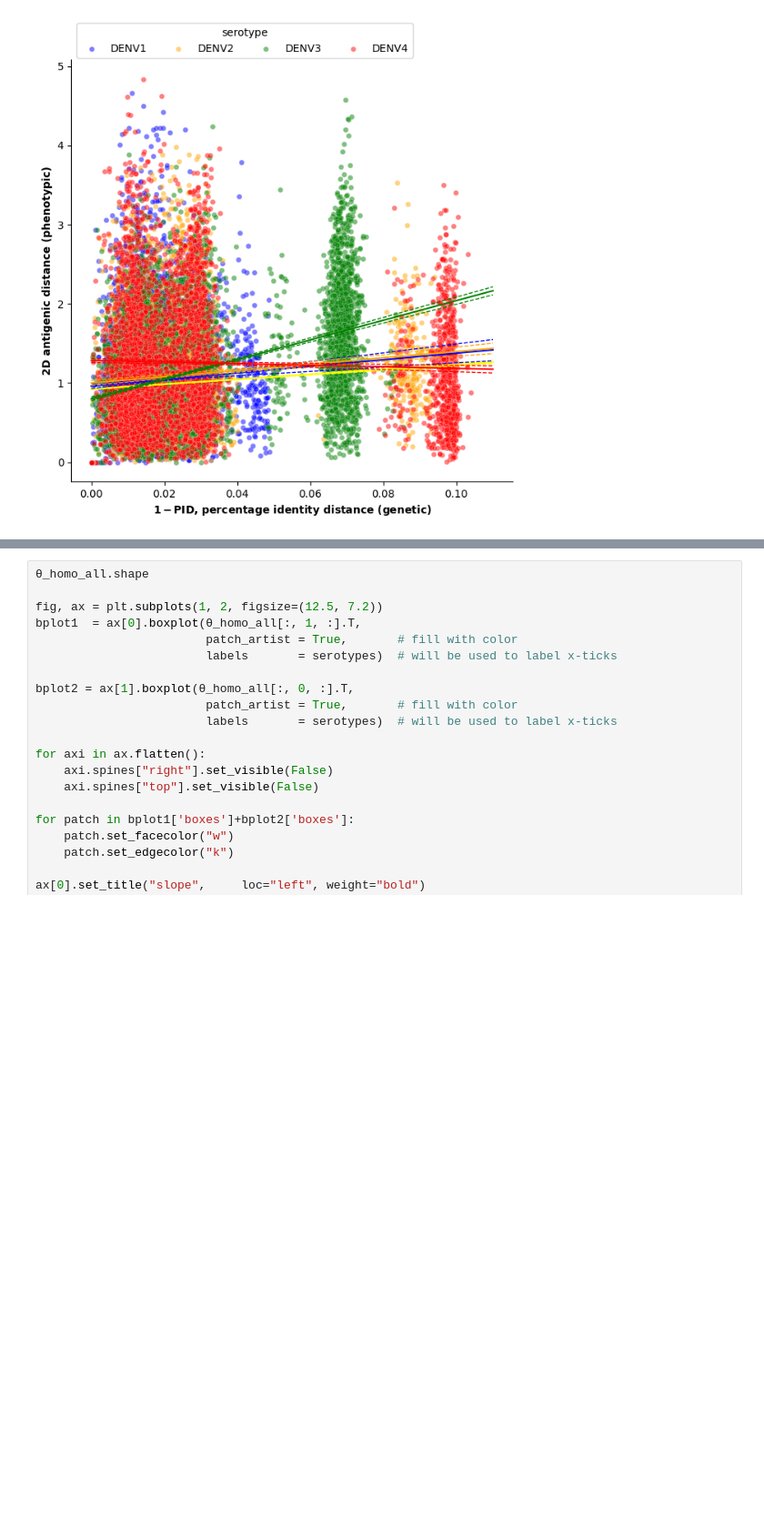
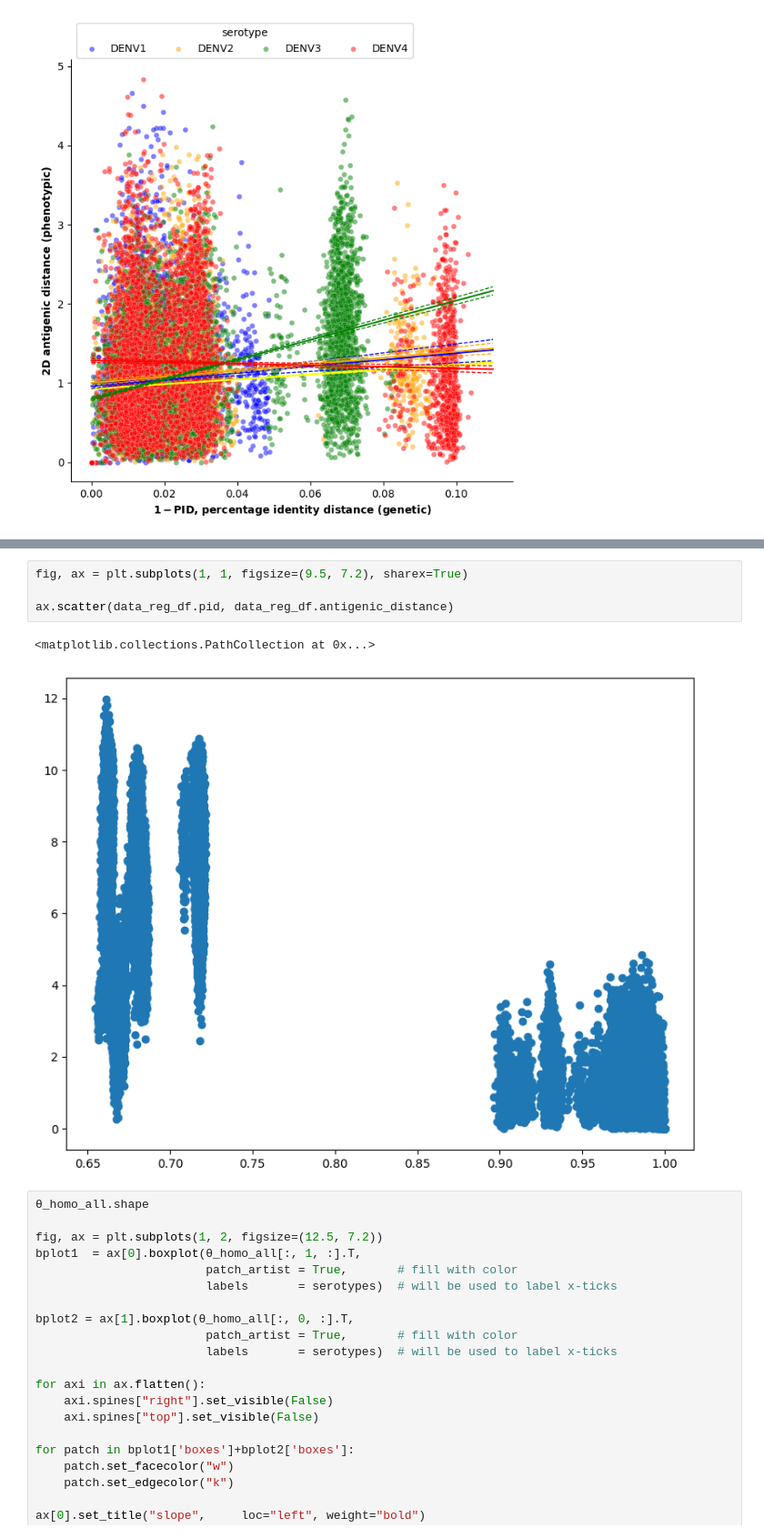
Before and after one commit to ChaosDonkey06/Stats-ML4Genomics, a Jupyter notebook: regression.ipynb, the cells around one changed output, grey strips where cells are left out. Shown at 91% size. Drawn from its saved outputs; the diff is of its cells as text; blank space fills up the shorter version.

```diff
--- a/regression.ipynb
+++ b/regression.ipynb
@@ -497,3 +541,10 @@ See the caveats in the documentation: https://pandas.pydata.org/pandas-docs/stab
+# %%
+fig, ax = plt.subplots(1, 1, figsize=(9.5, 7.2), sharex=True)
+
+ax.scatter(data_reg_df.pid, data_reg_df.antigenic_distance)
+# %% [output]
+<matplotlib.collections.PathCollection at 0x...>
+[figure, added]
 # %%
 θ_homo_all.shape
 
```
Also changed, not shown: parts of 9 cells of this notebook, 10 other files.
